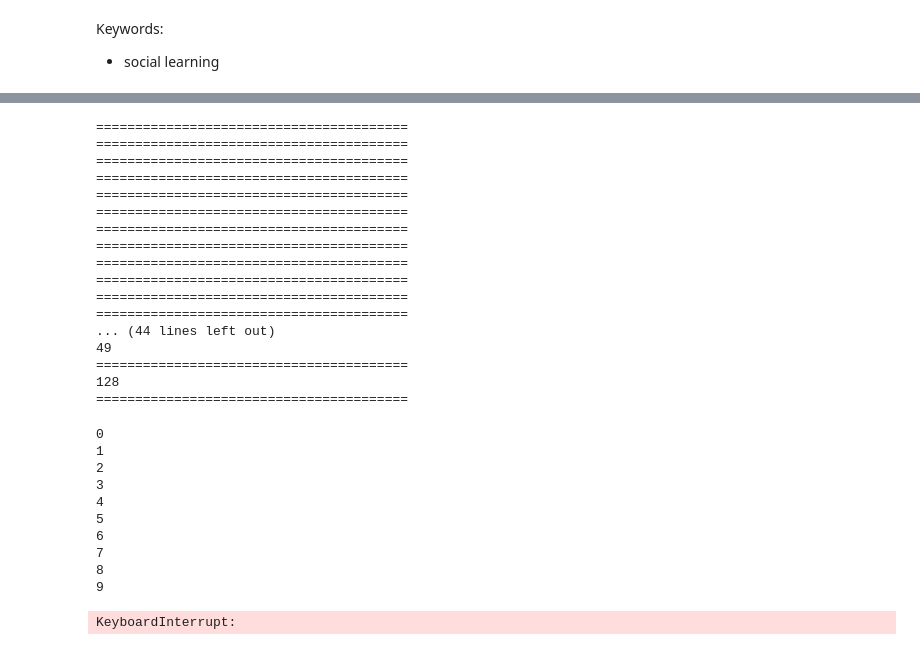
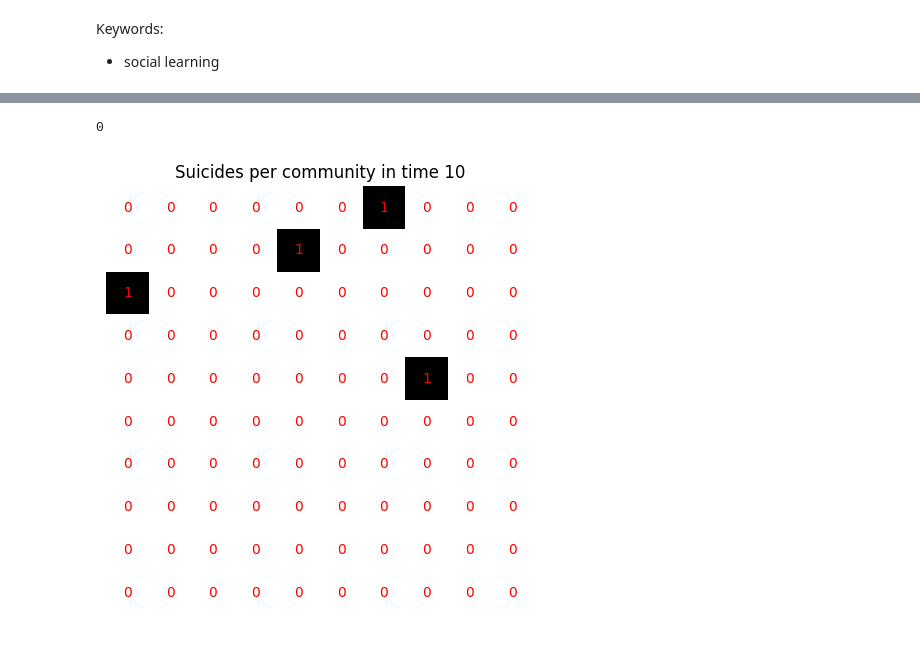
Before and after one commit to Staszek15/Suicide-model, a Jupyter notebook: project.ipynb, the cells around one changed output, grey strips where cells are left out. Drawn from its saved outputs; the diff is of its cells as text; code cells hidden in the pictures.

```diff
--- a/project.ipynb
+++ b/project.ipynb
@@ -109,3 +143,10 @@ class Community:
+# %%
+community = Community(5, traits_prob_binary=traits_prob_binary, q1=q1, q2=q2)
+community._simulation(20)
+
+print(len(community.obituary))
+# %% [output]
+0
 # %%
 class World:
 
@@ -154,37 +195,25 @@ class World:
-# %%
-community = Community(1000, traits_prob_binary=traits_prob_binary, q1=q1, q2=q2)
-community._simulation(40)
-# %% [output]
-========================================
-========================================
-========================================
-========================================
-========================================
-========================================
-========================================
-========================================
-========================================
-========================================
-========================================
-========================================
-... (44 lines left out)
-49
-========================================
-128
-========================================
 # %%
 # nie odpalać z powodu dużej ilości samobójstw
-class1 = World(50,10,[0.774, 0.483, 0.767, 0.186, 0.1, 0.2])
-xd = class1.__simulation__(60)
+class1 = World(1000,10,traits_prob_binary)
+xd = class1.__simulation__(130)
-# %% [output]
-0
-1
-2
-3
-4
-5
-6
-7
-8
-9
-KeyboardInterrupt:
+# %%
+harvest = xd[0][129]
+
+fig, ax = plt.subplots()
+im = ax.imshow(harvest, cmap= 'binary')
+
+
+# Loop over data dimensions and create text annotations.
+for i in range(10):
+    for j in range(10):
+        text = ax.text(j, i, int(harvest[i, j]),
+                       ha="center", va="center", color="r")
+
+ax.set_title("Suicides per community in time 10")
+ax.axis('off')
+# Add a colorbar (legend)
+# cbar = fig.colorbar(im, ax=ax)
+fig.tight_layout()
+plt.show()
+# %% [output]
+[figure, added]
```
Also changed, not shown: parts of 3 cells of this notebook.
